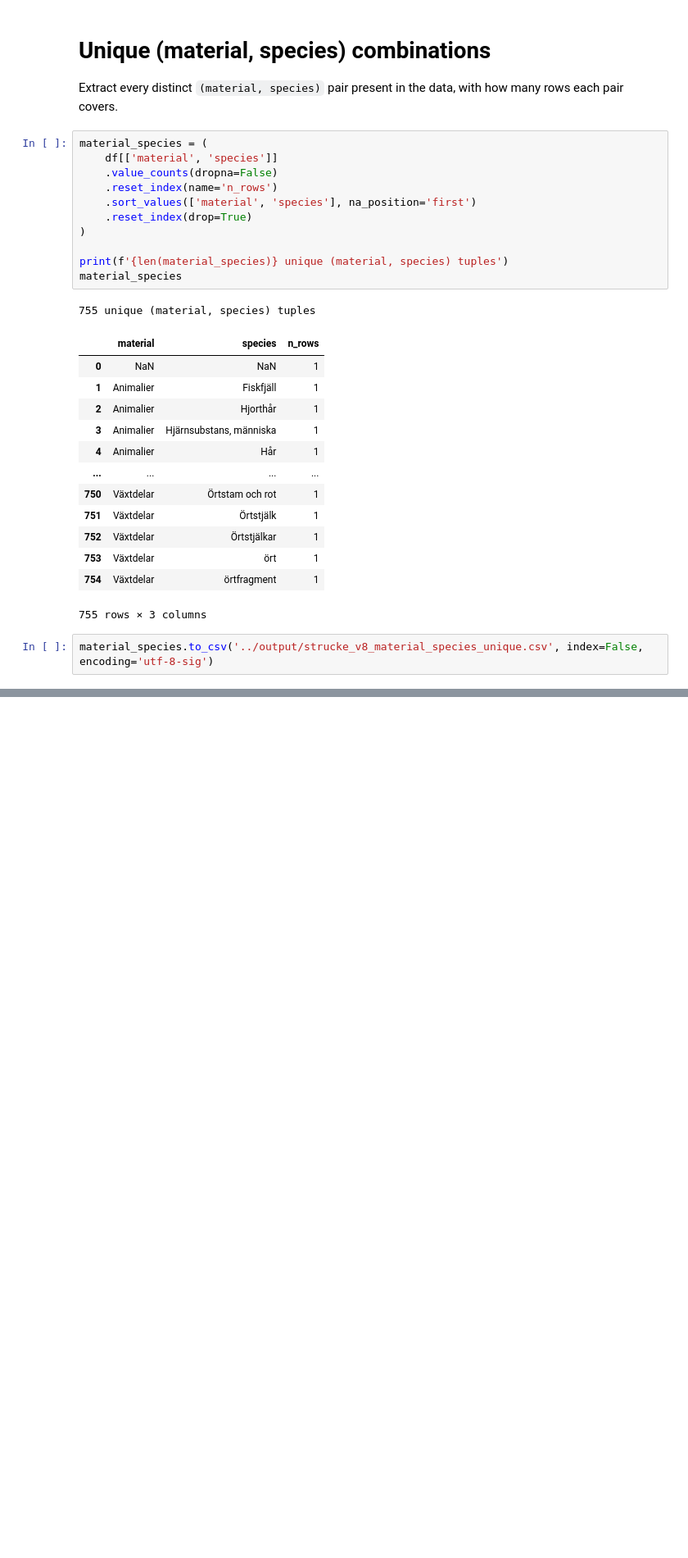
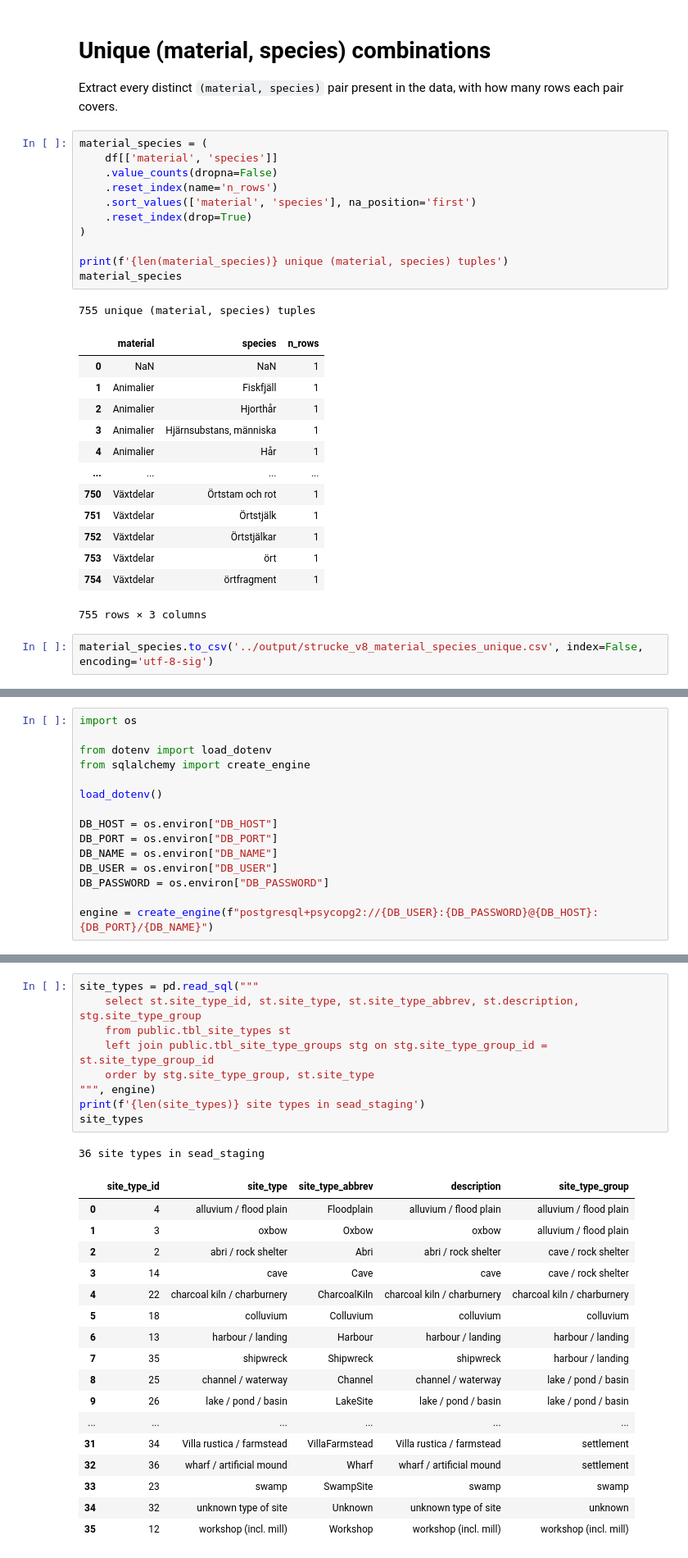
Before and after one commit to Br1CM/sead_strucke_data_cleaning, a Jupyter notebook: notebooks/explore.ipynb, the cells around one changed output, grey strips where cells are left out. Shown at 82% size. Drawn from its saved outputs; the diff is of its cells as text; blank space fills up the shorter version.

```diff
--- a/notebooks/explore.ipynb
+++ b/notebooks/explore.ipynb
@@ -467,0 +474,15 @@ df[df['site_id'].isna()]
+# %%
+import os
+
+from dotenv import load_dotenv
+from sqlalchemy import create_engine
+
+load_dotenv()
+
+DB_HOST = os.environ["DB_HOST"]
+DB_PORT = os.environ["DB_PORT"]
+DB_NAME = os.environ["DB_NAME"]
+DB_USER = os.environ["DB_USER"]
+DB_PASSWORD = os.environ["DB_PASSWORD"]
+
+engine = create_engine(f"postgresql+psycopg2://{DB_USER}:{DB_PASSWORD}@{DB_HOST}:{DB_PORT}/{DB_NAME}")
@@ -467,0 +506,28 @@ df[df['site_id'].isna()]
+# %%
+site_types = pd.read_sql("""
+    select st.site_type_id, st.site_type, st.site_type_abbrev, st.description, stg.site_type_group
+    from public.tbl_site_types st
+    left join public.tbl_site_type_groups stg on stg.site_type_group_id = st.site_type_group_id
+    order by stg.site_type_group, st.site_type
+""", engine)
+print(f'{len(site_types)} site types in sead_staging')
+site_types
+# %% [output]
+36 site types in sead_staging
+|  | site_type_id | site_type | site_type_abbrev | description | site_type_group |
+| 0 | 4 | alluvium / flood plain | Floodplain | alluvium / flood plain | alluvium / flood plain |
+| 1 | 3 | oxbow | Oxbow | oxbow | alluvium / flood plain |
+| 2 | 2 | abri / rock shelter | Abri | abri / rock shelter | cave / rock shelter |
+| 3 | 14 | cave | Cave | cave | cave / rock shelter |
+| 4 | 22 | charcoal kiln / charburnery | CharcoalKiln | charcoal kiln / charburnery | charcoal kiln / charburnery |
+| 5 | 18 | colluvium | Colluvium | colluvium | colluvium |
+| 6 | 13 | harbour / landing | Harbour | harbour / landing | harbour / landing |
+| 7 | 35 | shipwreck | Shipwreck | shipwreck | harbour / landing |
+| 8 | 25 | channel / waterway | Channel | channel / waterway | lake / pond / basin |
+| 9 | 26 | lake / pond / basin | LakeSite | lake / pond / basin | lake / pond / basin |
+| ... | ... | ... | ... | ... | ... |
+| 31 | 34 | Villa rustica / farmstead | VillaFarmstead | Villa rustica / farmstead | settlement |
+| 32 | 36 | wharf / artificial mound | Wharf | wharf / artificial mound | settlement |
+| 33 | 23 | swamp | SwampSite | swamp | swamp |
+| 34 | 32 | unknown type of site | Unknown | unknown type of site | unknown |
+| 35 | 12 | workshop (incl. mill) | Workshop | workshop (incl. mill) | workshop (incl. mill) |
```
Also changed, not shown: parts of 5 cells of this notebook.
